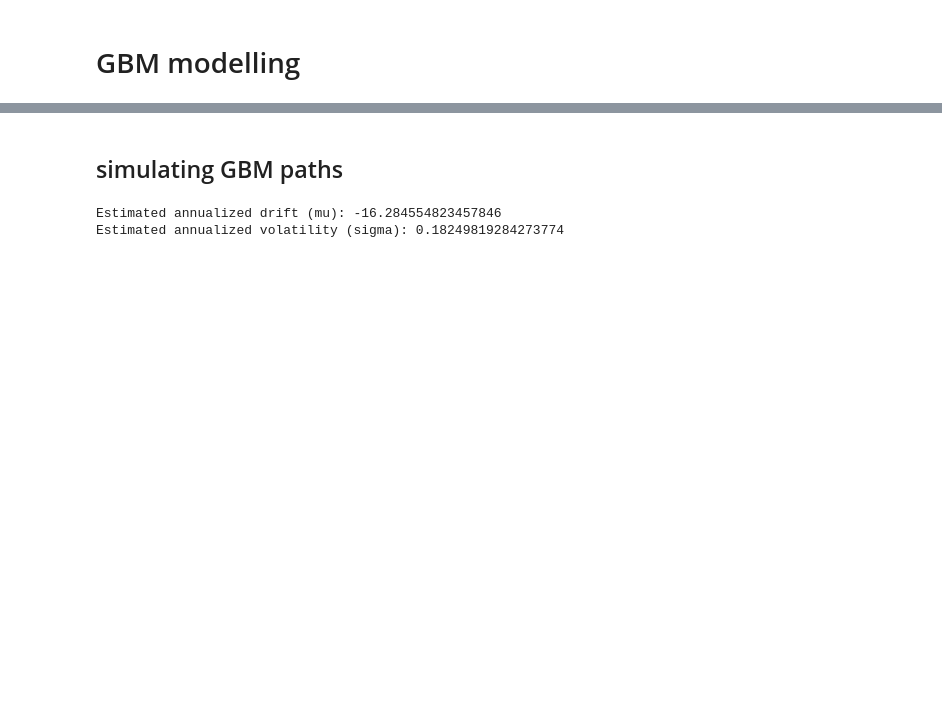
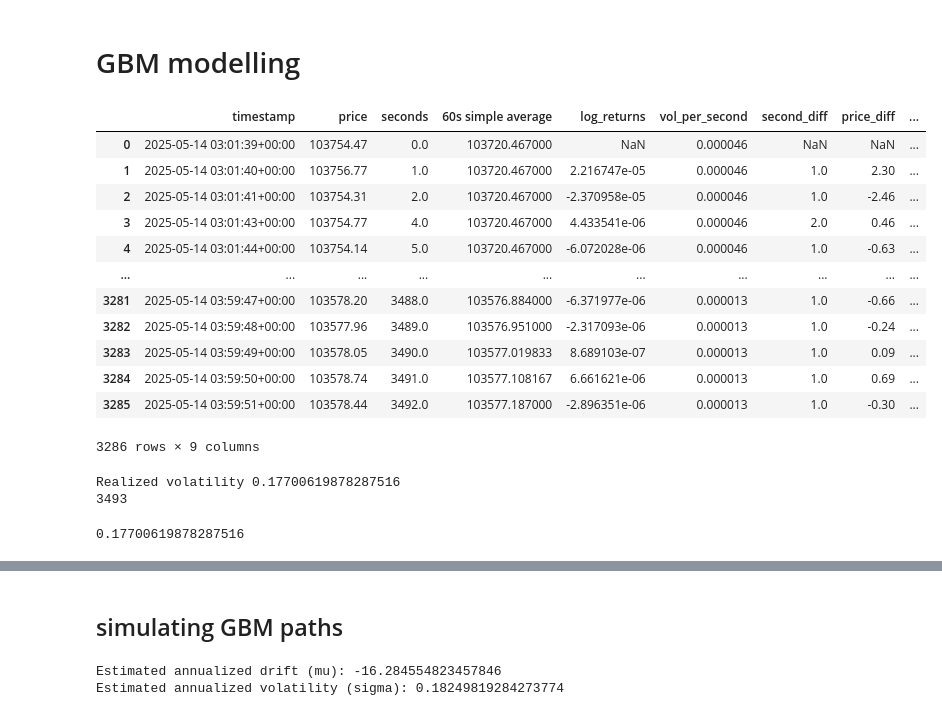
Before and after one commit to chrispyroberts/prediction-markets, a Jupyter notebook: crypto/data_collector/data analysis.ipynb, the cells around one changed output, grey strips where cells are left out. Cells and saved outputs as stored; diff of their text form; code cells hidden in the pictures; blank space fills up the shorter version.

```diff
--- a/crypto/data_collector/data analysis.ipynb
+++ b/crypto/data_collector/data analysis.ipynb
@@ -63,0 +92,17 @@ plt.plot(brti_prices['seconds'], brti_prices['vol_per_second'])
+# %%
+brti_prices['second_diff'] = brti_prices['seconds'].diff()
+brti_prices['price_diff'] = brti_prices['price'].diff()
+
+def get_difference(row):
+
+    if np.isnan(row['second_diff']):
+        return np.nan
+
+    if int(row['second_diff']) > 1.5:
+        return np.nan
+    else:
+        return abs(row['price_diff'])
+
+brti_prices['clean_price_diff'] = brti_prices.apply(get_difference, axis=1)
+
+brti_prices['clean_price_diff']
@@ -103,0 +218,61 @@ def gbm_model(price, sigma, start, end, mu=0.0, M=1000, strikes=[]):
+# %%
+brti_prices
+# %% [output]
+|  | timestamp | price | seconds | 60s simple average | log_returns | vol_per_second | second_diff | price_diff | ... |
+| 0 | 2025-05-14 03:01:39+00:00 | 103754.47 | 0.0 | 103720.467000 | NaN | 0.000046 | NaN | NaN | ... |
+| 1 | 2025-05-14 03:01:40+00:00 | 103756.77 | 1.0 | 103720.467000 | 2.216747e-05 | 0.000046 | 1.0 | 2.30 | ... |
+| 2 | 2025-05-14 03:01:41+00:00 | 103754.31 | 2.0 | 103720.467000 | -2.370958e-05 | 0.000046 | 1.0 | -2.46 | ... |
+| 3 | 2025-05-14 03:01:43+00:00 | 103754.77 | 4.0 | 103720.467000 | 4.433541e-06 | 0.000046 | 2.0 | 0.46 | ... |
+| 4 | 2025-05-14 03:01:44+00:00 | 103754.14 | 5.0 | 103720.467000 | -6.072028e-06 | 0.000046 | 1.0 | -0.63 | ... |
+| ... | ... | ... | ... | ... | ... | ... | ... | ... | ... |
+| 3281 | 2025-05-14 03:59:47+00:00 | 103578.20 | 3488.0 | 103576.884000 | -6.371977e-06 | 0.000013 | 1.0 | -0.66 | ... |
+| 3282 | 2025-05-14 03:59:48+00:00 | 103577.96 | 3489.0 | 103576.951000 | -2.317093e-06 | 0.000013 | 1.0 | -0.24 | ... |
+| 3283 | 2025-05-14 03:59:49+00:00 | 103578.05 | 3490.0 | 103577.019833 | 8.689103e-07 | 0.000013 | 1.0 | 0.09 | ... |
+| 3284 | 2025-05-14 03:59:50+00:00 | 103578.74 | 3491.0 | 103577.108167 | 6.661621e-06 | 0.000013 | 1.0 | 0.69 | ... |
+| 3285 | 2025-05-14 03:59:51+00:00 | 103578.44 | 3492.0 | 103577.187000 | -2.896351e-06 | 0.000013 | 1.0 | -0.30 | ... |
+3286 rows × 9 columns
+# %%
+df = brti_prices.copy()
+
+# Step 1: Make sure timestamp is datetime and sorted
+df['timestamp'] = pd.to_datetime(df['timestamp'])
+df = df.set_index('timestamp').sort_index()
+
+# Step 2: Resample to 1-second intervals and forward-fill missing prices
+df = df.resample('1S').ffill()
+
+# Step 3: Compute log returns
+df['log_return'] = np.log(df['price']).diff()
+
+# Step 4: Compute rolling realized volatility over a window of seconds
+window = 600
+seconds_per_year = 365 * 24 * 60 * 60
+delta_t = 1 / seconds_per_year
+
+# Annualized rolling standard deviation
+df['realized_vol_10min'] = df['log_return'].rolling(window).std() / np.sqrt(delta_t)
+
+df = df.reset_index()
+
+realized_vol_df = df[['timestamp', 'realized_vol_10min']].copy()
+
+df['log_return'] = np.log(df['price']).diff()
+df['squared_return'] = df['log_return']**2
+span_seconds = 1200  # EMA over 10 minutes = 600s
+df['ema_squared_return'] = df['squared_return'].ewm(span=span_seconds, adjust=False).mean()
+seconds_per_year = 365 * 24 * 60 * 60
+df['ema_realized_vol'] = np.sqrt(df['ema_squared_return']) * np.sqrt(seconds_per_year)
+
+realized_vol = df['log_return'].std() * np.sqrt(seconds_per_year)
+
+
+df.head(5)
+print('Realized volatility', realized_vol)
+print(len(df))
+# %% [output]
+Realized volatility 0.17700619878287516
+3493
+# %%
+realized_vol
+# %% [output]
+0.17700619878287516
```
Also changed, not shown: parts of 24 cells of this notebook, 35 other files.
